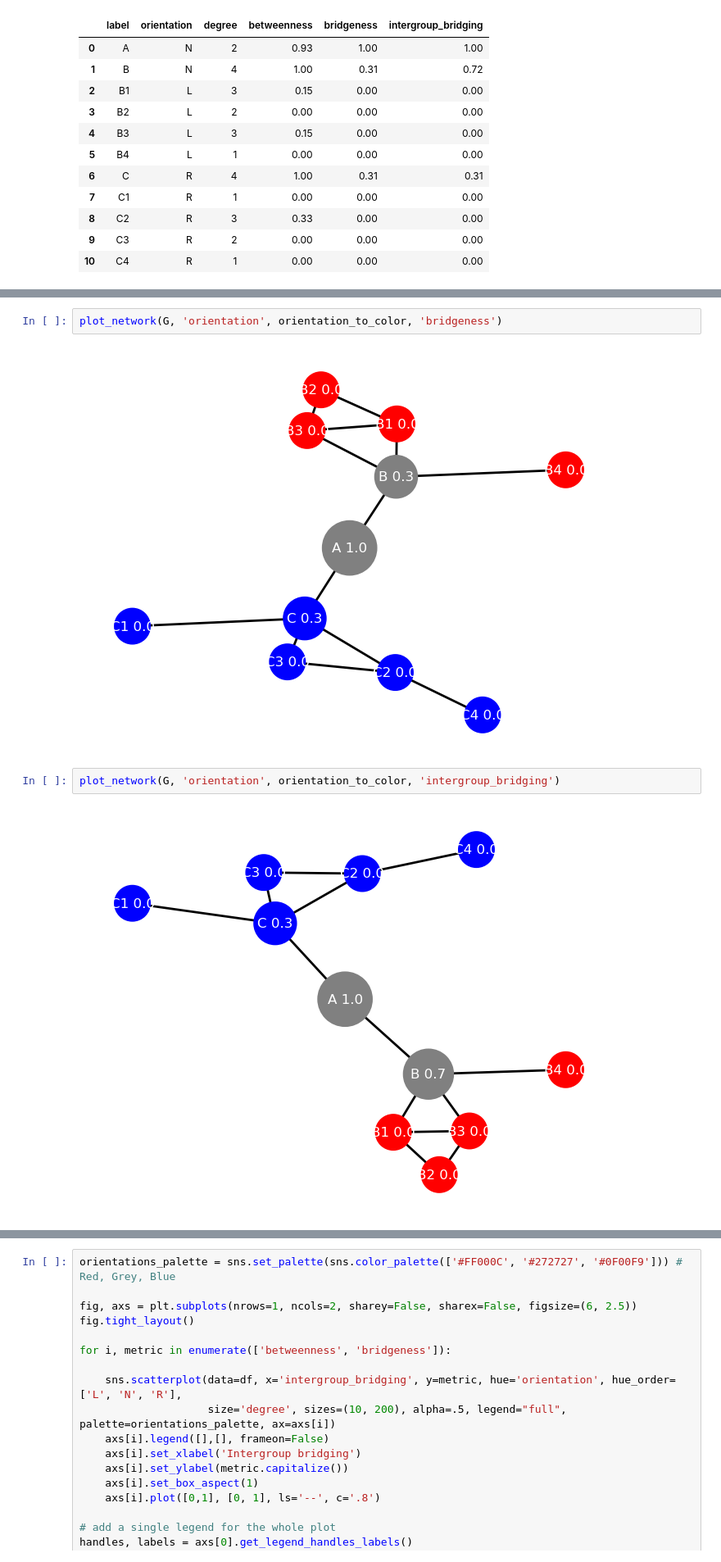
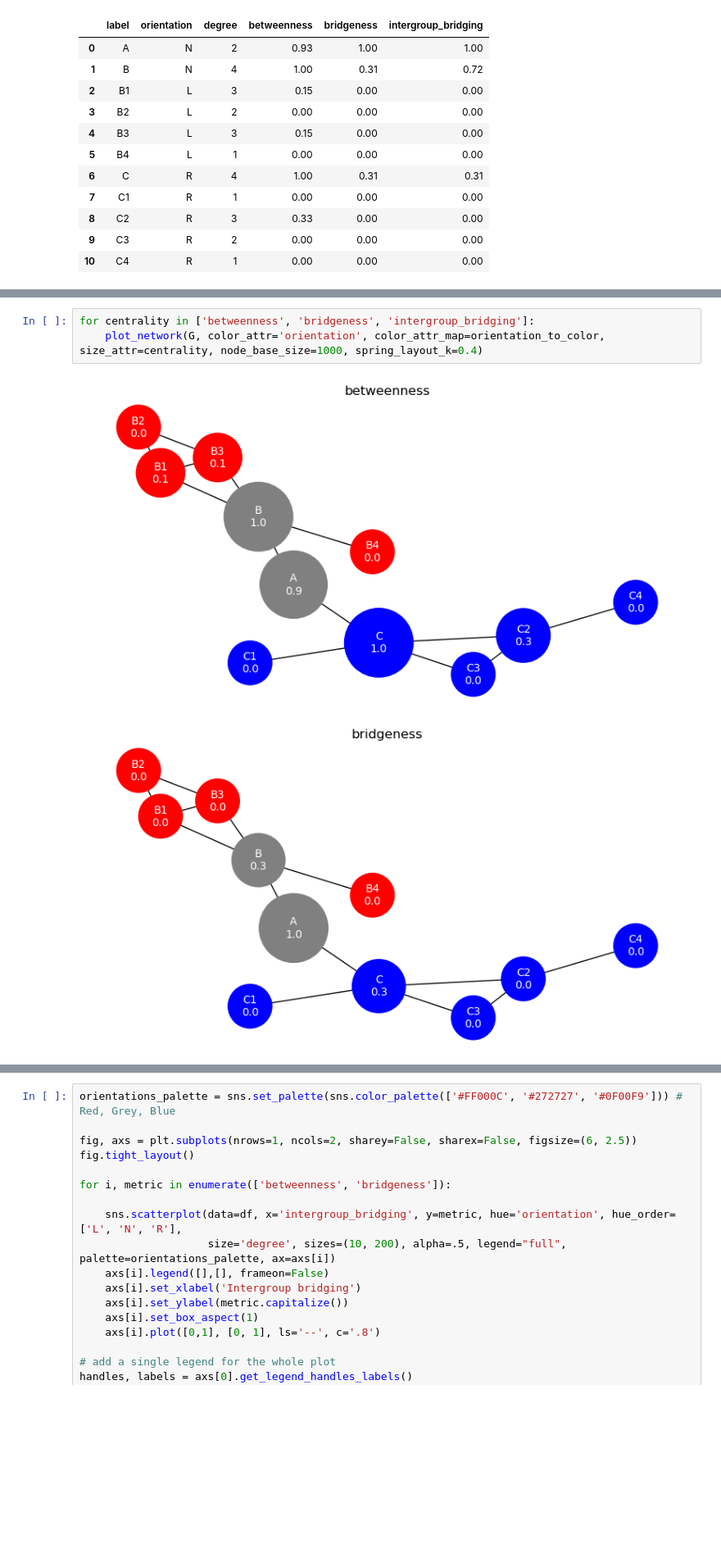
Before and after one commit to jordankobellarz/intergroup-bridging, a Jupyter notebook: centralities_comparison.ipynb, the cells around one changed output, grey strips where cells are left out. Shown at 82% size. Drawn from its saved outputs; the diff is of its cells as text; blank space fills up the shorter version.

```diff
--- a/centralities_comparison.ipynb
+++ b/centralities_comparison.ipynb
@@ -105,8 +116,6 @@ plot_network(G, 'orientation', orientation_to_color, 'betweenness')
-# %%
-plot_network(G, 'orientation', orientation_to_color, 'bridgeness')
-# %% [output]
-[figure, removed]
-# %%
-plot_network(G, 'orientation', orientation_to_color, 'intergroup_bridging')
-# %% [output]
-[figure, removed]
+# %%
+for centrality in ['betweenness', 'bridgeness', 'intergroup_bridging']:
+    plot_network(G, color_attr='orientation', color_attr_map=orientation_to_color, size_attr=centrality, node_base_size=1000, spring_layout_k=0.4)
+# %% [output]
+[figure, added]
+[figure, added]
```
Also changed, not shown: parts of 9 cells of this notebook, 6 other files.
